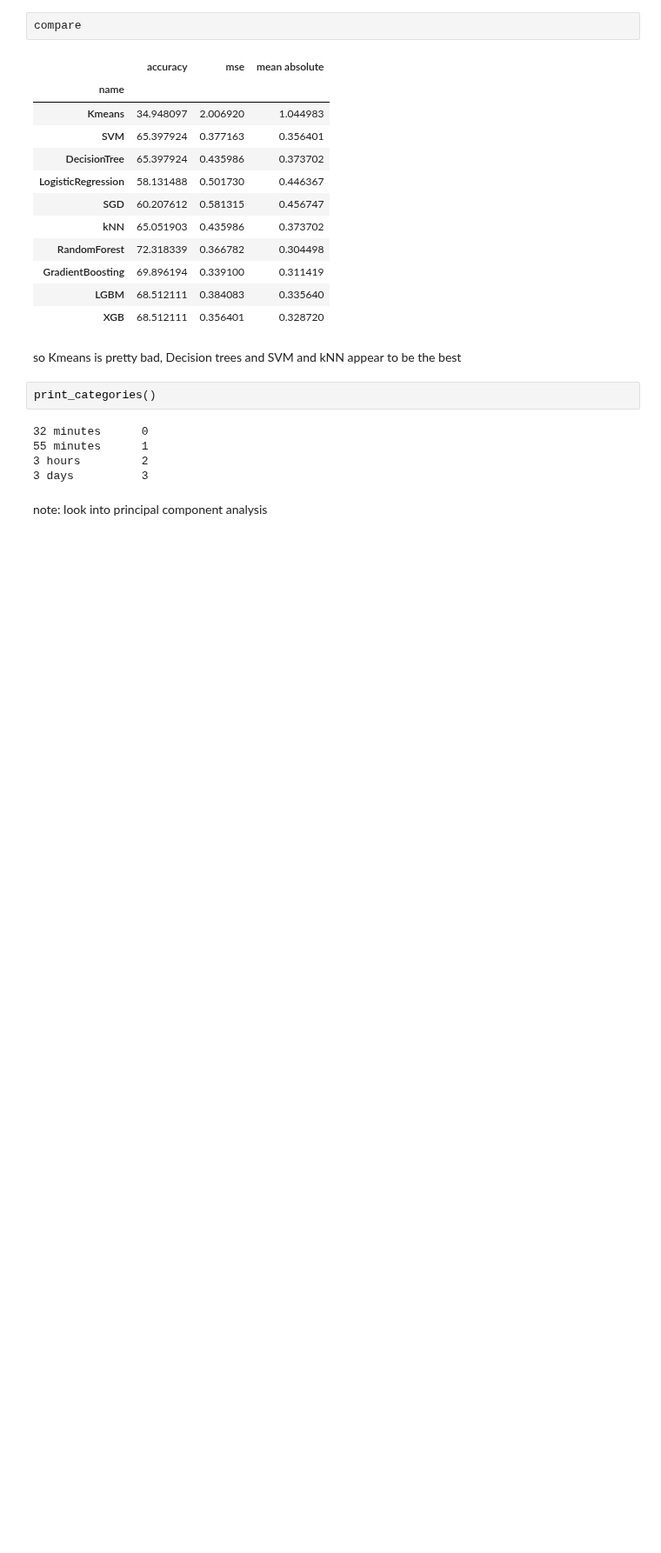
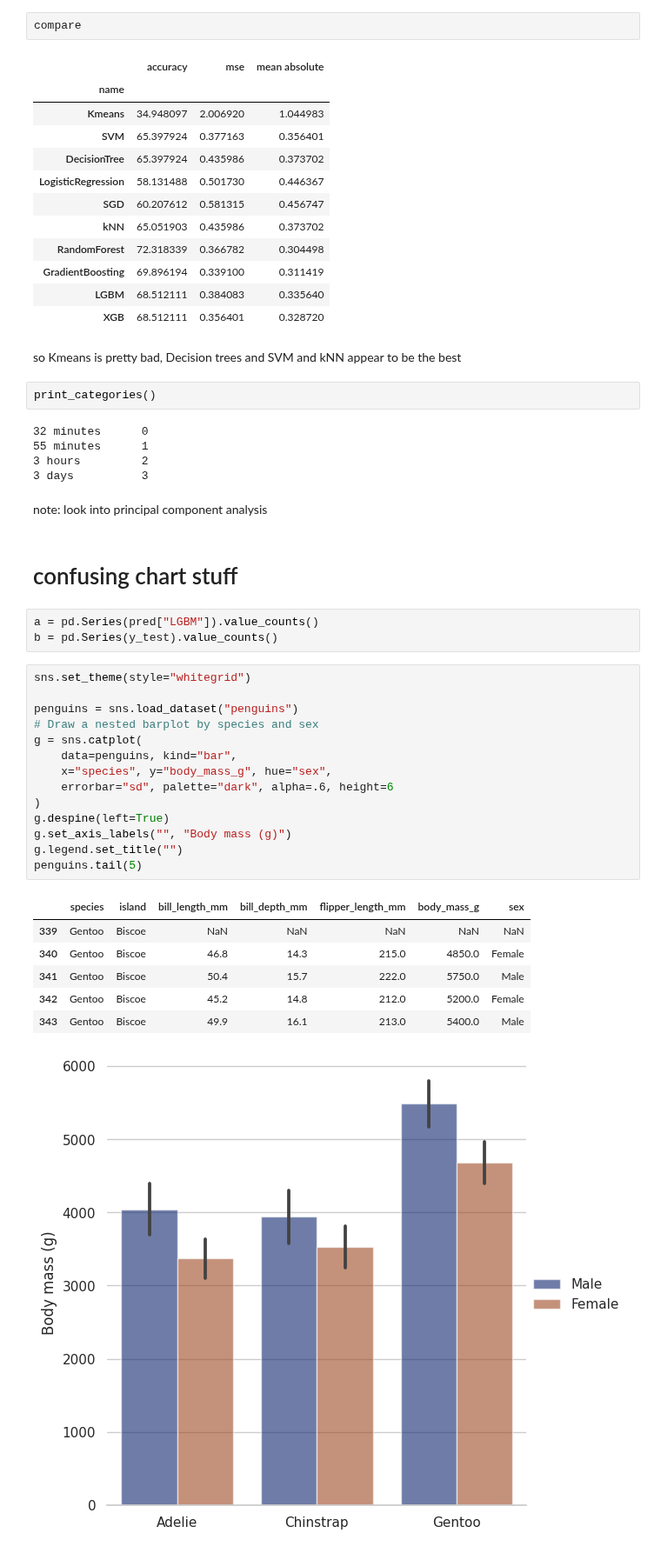
Before and after one commit to devinshende/learning-ml, a Jupyter notebook: classification.ipynb, the cells around one changed output. Shown at 87% size. Saved outputs shown, nothing was run; the diff lists cells and outputs as text; blank space fills up the shorter version.

```diff
--- a/classification.ipynb
+++ b/classification.ipynb
@@ -370,3 +383,30 @@ print_categories()
 3 days          3
 # %% [markdown]
 note: look into principal component analysis
+# %% [markdown]
+# confusing chart stuff
+# %%
+a = pd.Series(pred["LGBM"]).value_counts()
+b = pd.Series(y_test).value_counts()
+# %%
+sns.set_theme(style="whitegrid")
+
+penguins = sns.load_dataset("penguins")
+# Draw a nested barplot by species and sex
+g = sns.catplot(
+    data=penguins, kind="bar",
+    x="species", y="body_mass_g", hue="sex",
+    errorbar="sd", palette="dark", alpha=.6, height=6
+)
+g.despine(left=True)
+g.set_axis_labels("", "Body mass (g)")
+g.legend.set_title("")
+penguins.tail(5)
+# %% [output]
+|  | species | island | bill_length_mm | bill_depth_mm | flipper_length_mm | body_mass_g | sex |
+| 339 | Gentoo | Biscoe | NaN | NaN | NaN | NaN | NaN |
+| 340 | Gentoo | Biscoe | 46.8 | 14.3 | 215.0 | 4850.0 | Female |
+| 341 | Gentoo | Biscoe | 50.4 | 15.7 | 222.0 | 5750.0 | Male |
+| 342 | Gentoo | Biscoe | 45.2 | 14.8 | 212.0 | 5200.0 | Female |
+| 343 | Gentoo | Biscoe | 49.9 | 16.1 | 213.0 | 5400.0 | Male |
+[figure, added]
```
Also changed, not shown: parts of 6 cells of this notebook.
